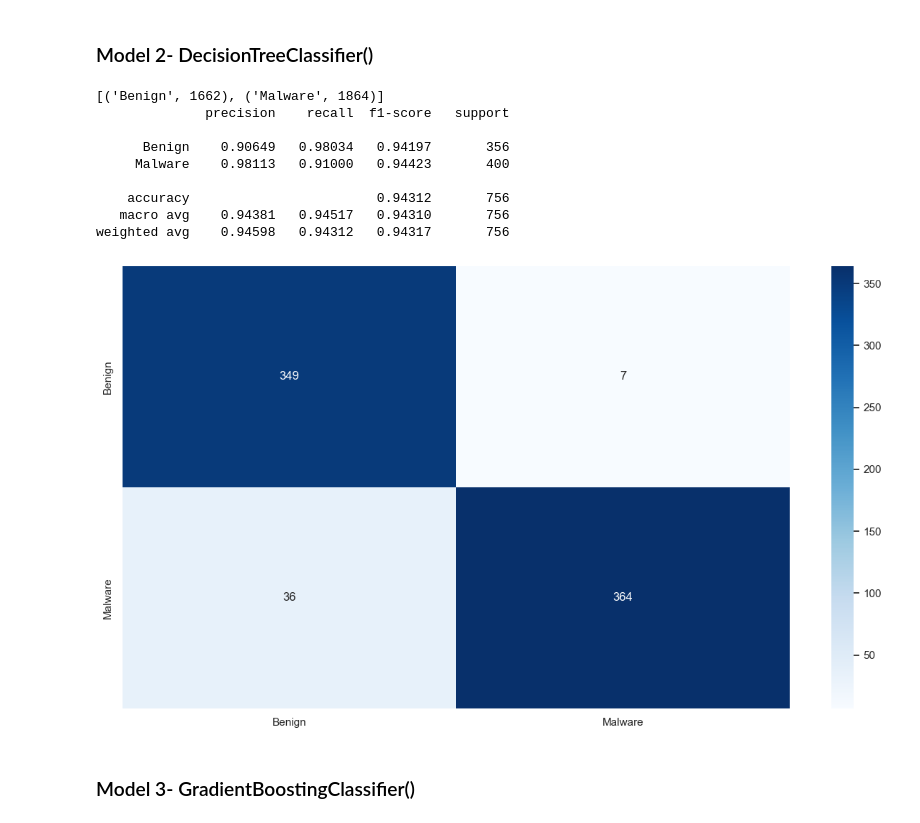
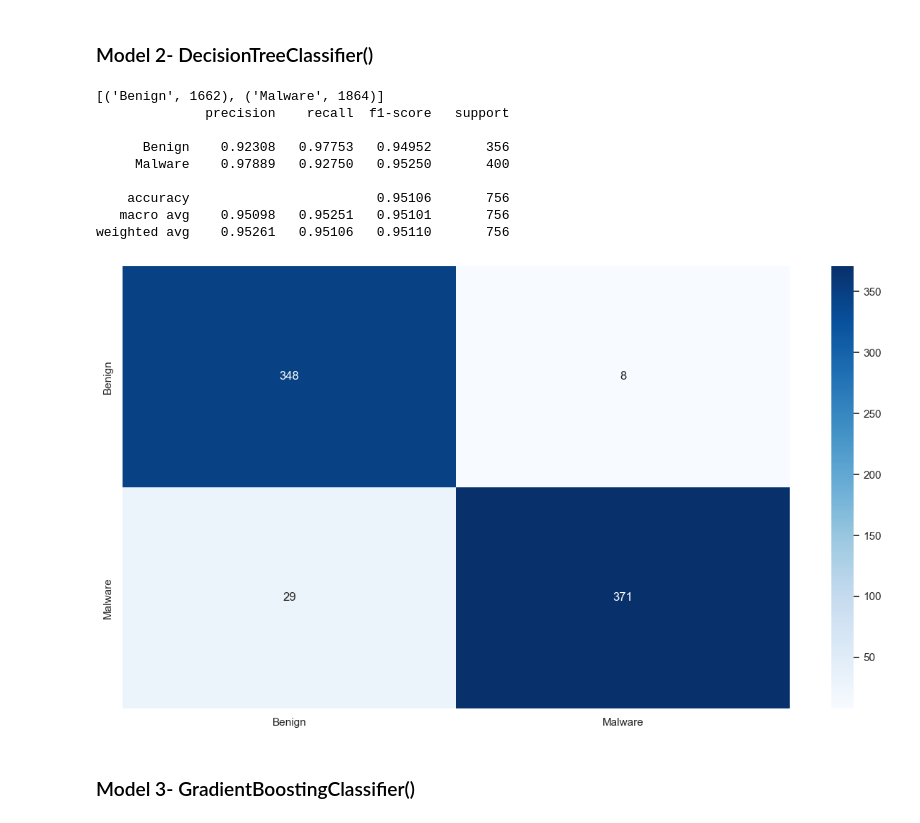
Before and after one commit to RazElbaz/API_security_challenge, a Jupyter notebook: model_dataset_1_label.ipynb, the cells around one changed output. Cells and saved outputs as stored; diff of their text form; code cells hidden in the pictures.

```diff
--- a/model_dataset_1_label.ipynb
+++ b/model_dataset_1_label.ipynb
@@ -266,7 +266,7 @@ from sklearn.model_selection import GridSearchCV
 # We choose our model of choice and set it's hyper parameters you can change anything
 clf = RandomForestClassifier()
 
-parameters = {"n_estimators": [25,50,100,200,300,400]}
+parameters = {"n_estimators": [250,275,300,325,350,400]}
 
 # GridSearchCV is a technique for finding the optimal parameter values from a given set of parameters in a grid
 clf = GridSearchCV(clf, parameters)
@@ -290 +290,14 @@ weighted avg    0.94825   0.94709   0.94713       756
 [figure]
+# %%
+# https://scikit-learn.org/stable/modules/generated/sklearn.model_selection.GridSearchCV.html
+from sklearn.model_selection import GridSearchCV
+
+# We choose our model of choice and set it's hyper parameters you can change anything
+clf2 = RandomForestClassifier()
+
+
+# Train Model
+clf2.fit(X_train, y_train)
+
+
+ResultPrintout(clf2)
@@ -293,36 +316,37 @@ weighted avg    0.94825   0.94709   0.94713       756
 # %%
 # https://scikit-learn.org/stable/modules/generated/sklearn.tree.DecisionTreeClassifier.html
 from sklearn.tree import DecisionTreeClassifier
 
 # We choose our model of choice and set it's hyper parameters you can change anything
 dtc = DecisionTreeClassifier()
 
 #  The random_state in these algorithms controls the randomness involved during the node splitting process by searching for the best feature
-parameters = {"random_state": [None,10,20,30,40,50,100,200,300],
-             "splitter":["best", "random"],
-             "max_depth":[1,2,3,4,5,6,7,8,9,10]
+parameters = {
+    "min_samples_split": [25,50,75,100,200],
+              "splitter":["best", "random"],
+             "max_depth":[10,15,20,25,30,50]
              }
 
 # GridSearchCV is a technique for finding the optimal parameter values from a given set of parameters in a grid
 dtc = GridSearchCV(dtc, parameters)
 # Train Model
 dtc.fit(X_train, y_train)
 
 # # Check data balance and variety
 print(sorted(Counter(y_train).items()))
 dtc = dtc.best_estimator_
 ResultPrintout(dtc)
 # %% [output]
 [('Benign', 1662), ('Malware', 1864)]
               precision    recall  f1-score   support
 
-      Benign    0.90649   0.98034   0.94197       356
-     Malware    0.98113   0.91000   0.94423       400
+      Benign    0.92308   0.97753   0.94952       356
+     Malware    0.97889   0.92750   0.95250       400
 
-    accuracy                        0.94312       756
-   macro avg    0.94381   0.94517   0.94310       756
-weighted avg    0.94598   0.94312   0.94317       756
+    accuracy                        0.95106       756
+   macro avg    0.95098   0.95251   0.95101       756
+weighted avg    0.95261   0.95106   0.95110       756
-[figure, old version]
+[figure, new version]
 # %% [markdown]
 ### Model 3- GradientBoostingClassifier()
 # %%
```
Also changed, not shown: parts of 9 cells of this notebook, 1 other file.
